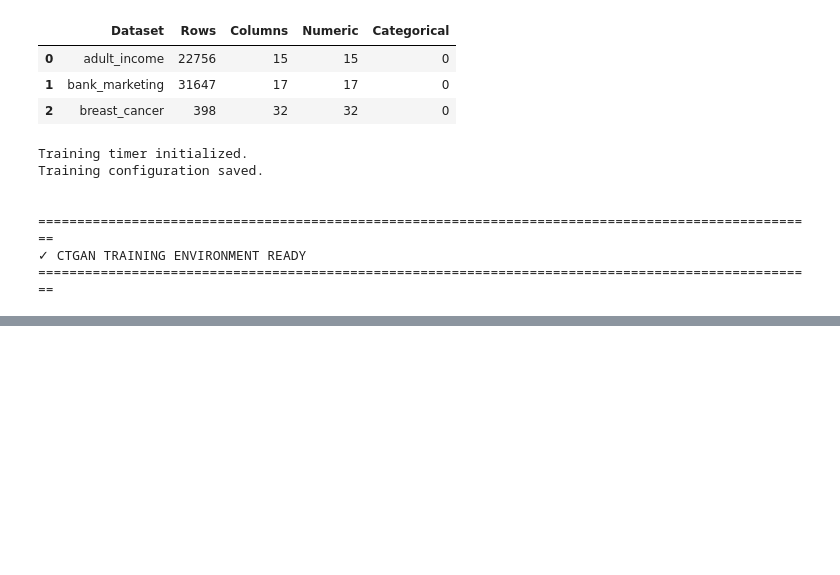
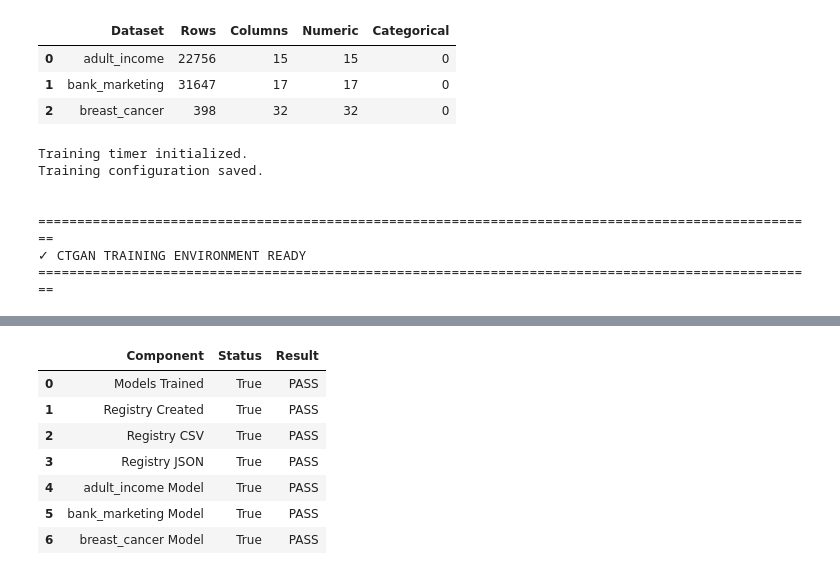
Before and after one commit to amzad-786githumb/Privacy-Preserving-Synthetic-Tabular-Data-Generation-Using-Generative-Adversarial-Networks, a Jupyter notebook: 04_Baseline_Deep_Models.ipynb, the cells around one changed output, grey strips where cells are left out. Cells and saved outputs as stored; diff of their text form; code cells hidden in the pictures; blank space fills up the shorter version.

```diff
--- a/04_Baseline_Deep_Models.ipynb
+++ b/04_Baseline_Deep_Models.ipynb
@@ -3258,0 +3354,8 @@ else:
+# %%
+# ==============================================================================
+# PART G4.3 — MODEL REGISTRY
+# ==============================================================================
+
+MODEL_REGISTRY_DF = pd.DataFrame(MODEL_REGISTRY)
+
+display(MODEL_REGISTRY_DF)
@@ -3258,0 +3401,73 @@ else:
+# %%
+# ==============================================================================
+# PART G4.5 — VERIFICATION
+# ==============================================================================
+
+verification = []
+
+verification.append([
+    "Models Trained",
+    len(CTGAN_MODELS)==3
+])
+
+verification.append([
+    "Registry Created",
+    len(MODEL_REGISTRY_DF)==3
+])
+
+verification.append([
+    "Registry CSV",
+    os.path.exists(registry_csv)
+])
+
+verification.append([
+    "Registry JSON",
+    os.path.exists(registry_json)
+])
+
+for dataset in CTGAN_MODELS.keys():
+
+    verification.append([
+
+        f"{dataset} Model",
+
+        os.path.exists(
+            os.path.join(
+                MODEL_SAVE_DIR,
+                f"{dataset}_ctgan.pkl"
+            )
+        )
+
+    ])
+
+VERIFY_DF = pd.DataFrame(
+    verification,
+    columns=["Component","Status"]
+)
+
+VERIFY_DF["Result"] = VERIFY_DF["Status"].map(
+    lambda x:"PASS" if x else "FAIL"
+)
+
+print("="*100)
+print("PART G4 VERIFICATION")
+print("="*100)
+
+display(VERIFY_DF)
+
+if VERIFY_DF["Status"].all():
+
+    print("\n" + "="*100)
+    print("✓ PART G4 COMPLETED SUCCESSFULLY")
+    print("All CTGAN models saved successfully.")
+    print("Ready for Part H — Synthetic Data Generation")
+    print("="*100)
+
+else:
+
+    failed = VERIFY_DF[VERIFY_DF["Status"]==False]
+
+    display(failed)
+
+    raise RuntimeError("Part G4 verification failed.")
+# %% [output]
@@ -3258,0 +3477,8 @@ else:
+|  | Component | Status | Result |
+| 0 | Models Trained | True | PASS |
+| 1 | Registry Created | True | PASS |
+| 2 | Registry CSV | True | PASS |
+| 3 | Registry JSON | True | PASS |
+| 4 | adult_income Model | True | PASS |
+| 5 | bank_marketing Model | True | PASS |
+| 6 | breast_cancer Model | True | PASS |
```
Also changed, not shown: parts of 79 cells of this notebook.
